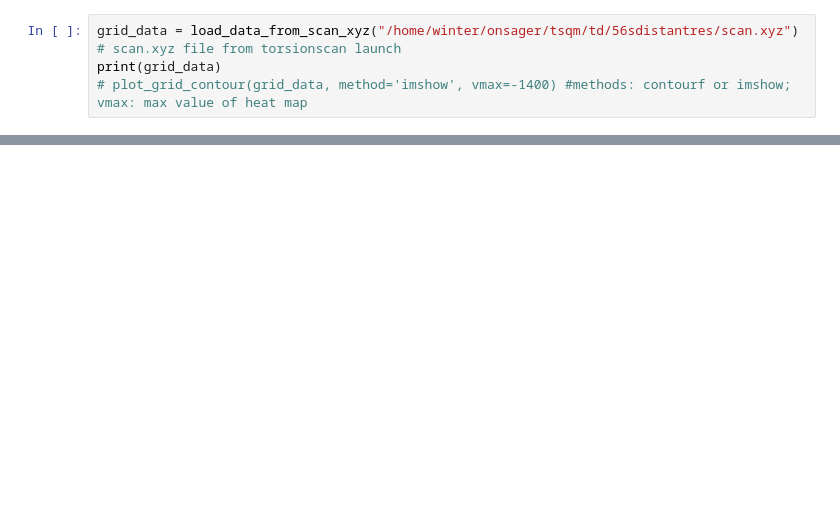
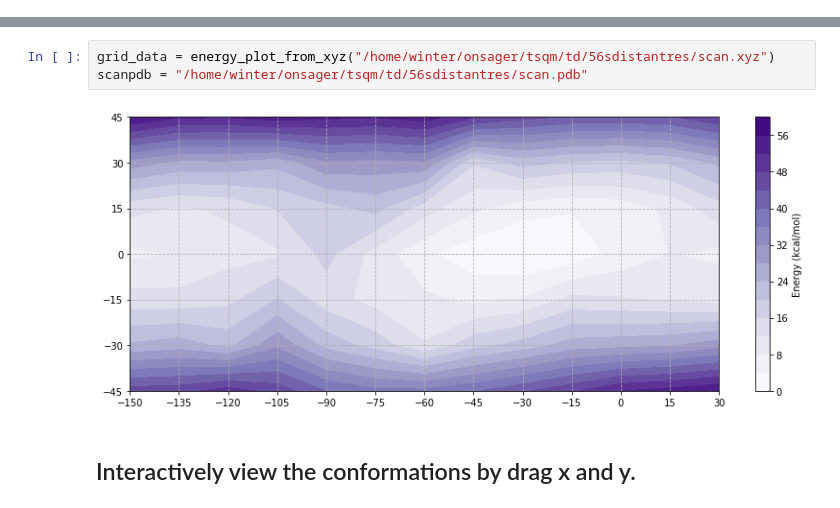
Before and after one commit to fengmudong/notebook, a Jupyter notebook: torsiondrive.ipynb, the cells around one changed output, grey strips where cells are left out. Drawn from its saved outputs; the diff is of its cells as text; blank space fills up the shorter version.

```diff
--- a/torsiondrive.ipynb
+++ b/torsiondrive.ipynb
@@ -51,4 +0,0 @@ def plot_grid_contour(grid_data, method='imshow', vmax=None):
-# %%
-grid_data = load_data_from_scan_xyz("/home/winter/onsager/tsqm/td/56sdistantres/scan.xyz") # scan.xyz file from torsionscan launch
-print(grid_data)
-# plot_grid_contour(grid_data, method='imshow', vmax=-1400) #methods: contourf or imshow; vmax: max value of heat map
@@ -56,0 +71,7 @@ print(grid_data)
+# %%
+grid_data = energy_plot_from_xyz("/home/winter/onsager/tsqm/td/56sdistantres/scan.xyz")
+scanpdb = "/home/winter/onsager/tsqm/td/56sdistantres/scan.pdb"
+# %% [output]
+[figure, added]
+# %% [markdown]
+## Interactively view the conformations by drag x and y.
```
Also changed, not shown: parts of 8 cells of this notebook, 3 other files.
